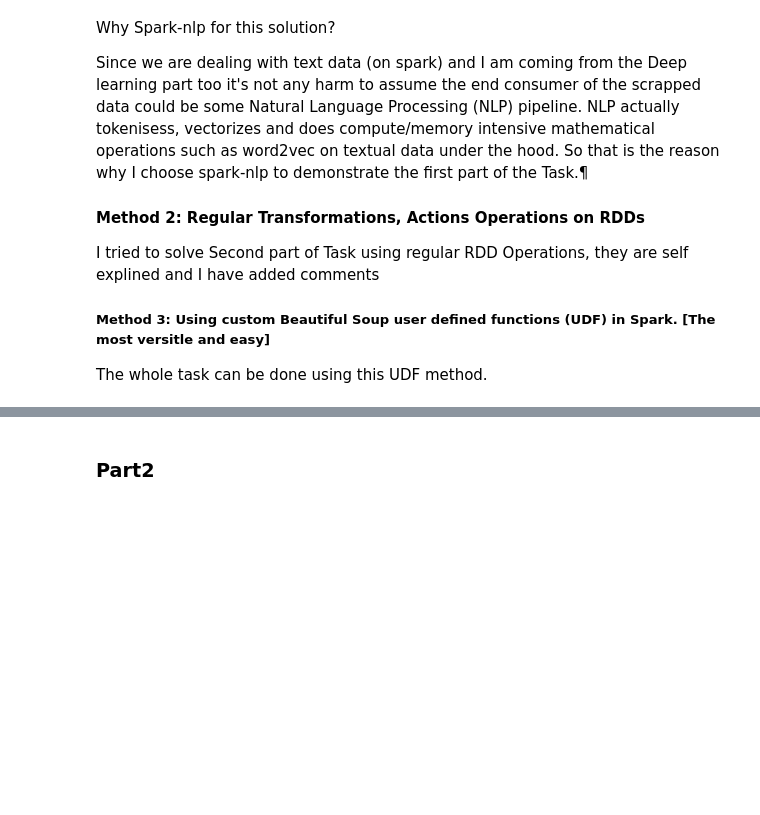
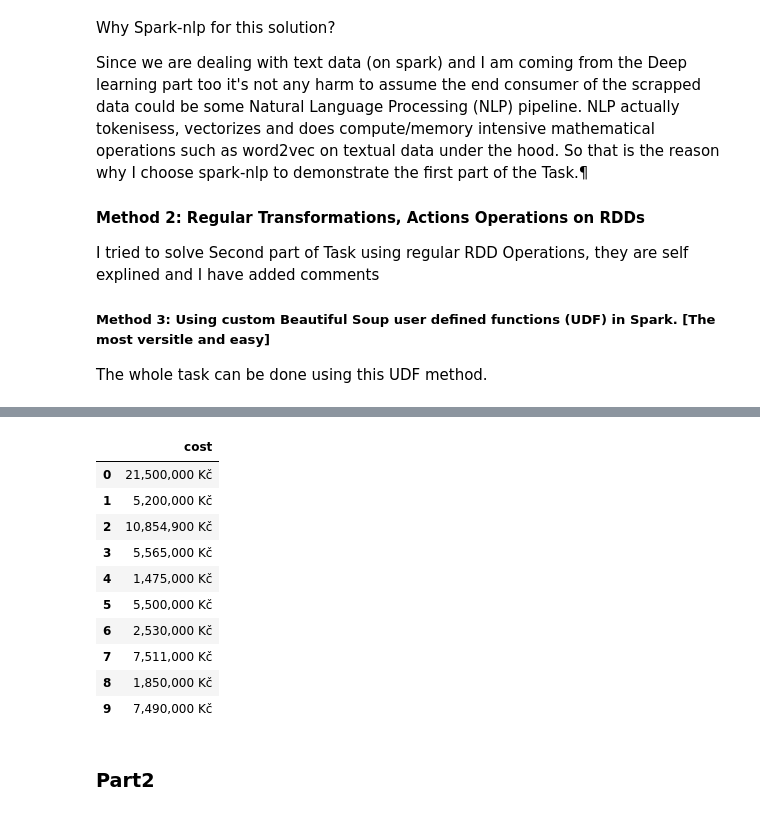
Before and after one commit to yogenderPalChandra/spark, a Jupyter notebook: DefForAllCode.ipynb, the cells around one changed output, grey strips where cells are left out. Saved outputs shown, nothing was run; the diff lists cells and outputs as text; code cells hidden in the pictures; blank space fills up the shorter version.

```diff
--- a/DefForAllCode.ipynb
+++ b/DefForAllCode.ipynb
@@ -155,7 +178,19 @@ def rdd_df_2_pd_df(rdd_df):
     match_df_flat1_df= rdd_df.map(row).toDF()
     return  match_df_flat1_df.toPandas()
 # %%
-#rdd_df_2_pd_df(nlp_pipline_and_clean(df(rdd_l(path))))
+rdd_df_2_pd_df(nlp_pipline_and_clean(df(rdd_l(path))))
+# %% [output]
+|  | cost |
+| 0 | 21,500,000 Kč |
+| 1 | 5,200,000 Kč |
+| 2 | 10,854,900 Kč |
+| 3 | 5,565,000 Kč |
+| 4 | 1,475,000 Kč |
+| 5 | 5,500,000 Kč |
+| 6 | 2,530,000 Kč |
+| 7 | 7,511,000 Kč |
+| 8 | 1,850,000 Kč |
+| 9 | 7,490,000 Kč |
 # %% [markdown]
 ### Part2
 # %%
```
Also changed, not shown: parts of 6 cells of this notebook, 1 other file.
